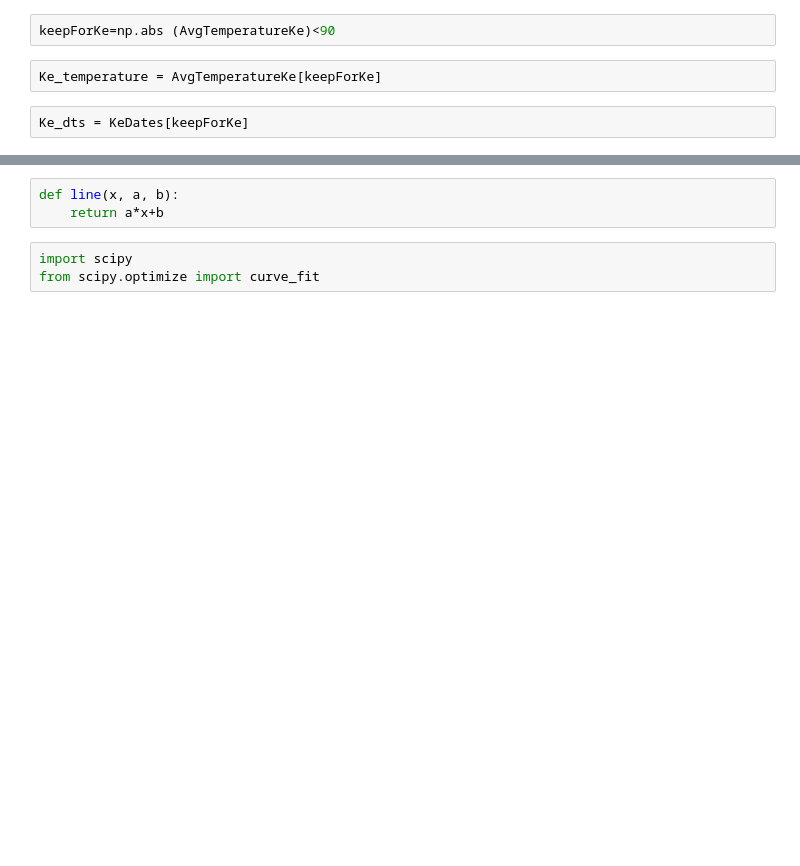
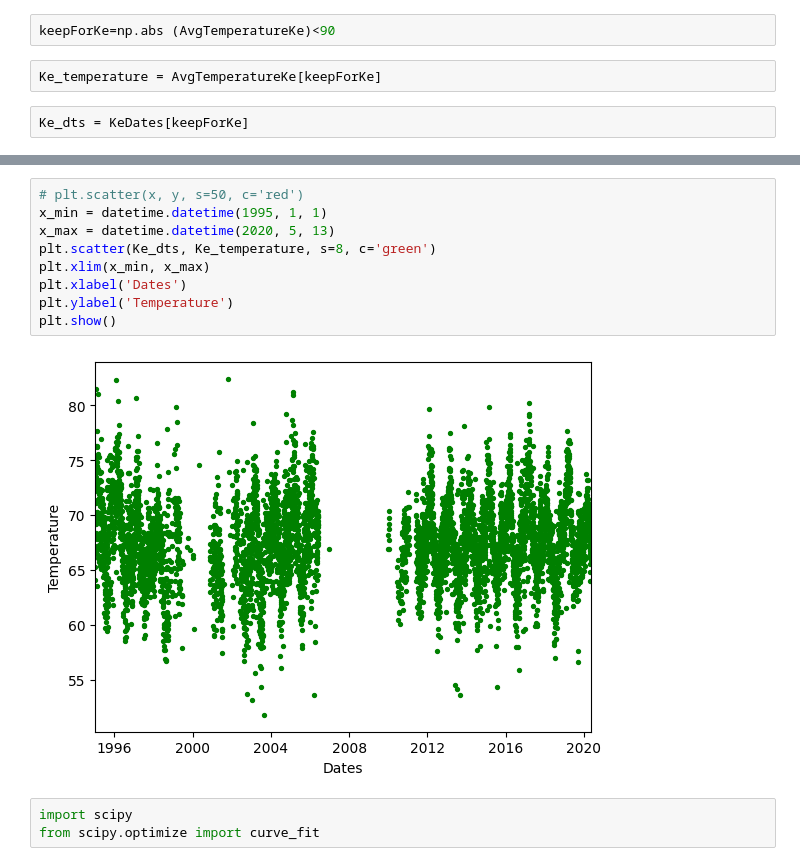
Before and after one commit to Kreezy09/date-temp, a Jupyter notebook: assgnpy.ipynb, the cells around one changed output, grey strips where cells are left out. Drawn from its saved outputs; the diff is of its cells as text; blank space fills up the shorter version.

```diff
--- a/assgnpy.ipynb
+++ b/assgnpy.ipynb
@@ -64,6 +65,14 @@ plt.plot(Ke_dts, Ke_temperature, '.')
-# %%
-def line(x, a, b):
-    return a*x+b
+# %%
+# plt.scatter(x, y, s=50, c='red')
+x_min = datetime.datetime(1995, 1, 1)
+x_max = datetime.datetime(2020, 5, 13)
+plt.scatter(Ke_dts, Ke_temperature, s=8, c='green')
+plt.xlim(x_min, x_max)
+plt.xlabel('Dates')
+plt.ylabel('Temperature')
+plt.show()
+# %% [output]
+[figure, added]
 # %%
 import scipy
 from scipy.optimize import curve_fit
```
Also changed, not shown: parts of 27 cells of this notebook.
